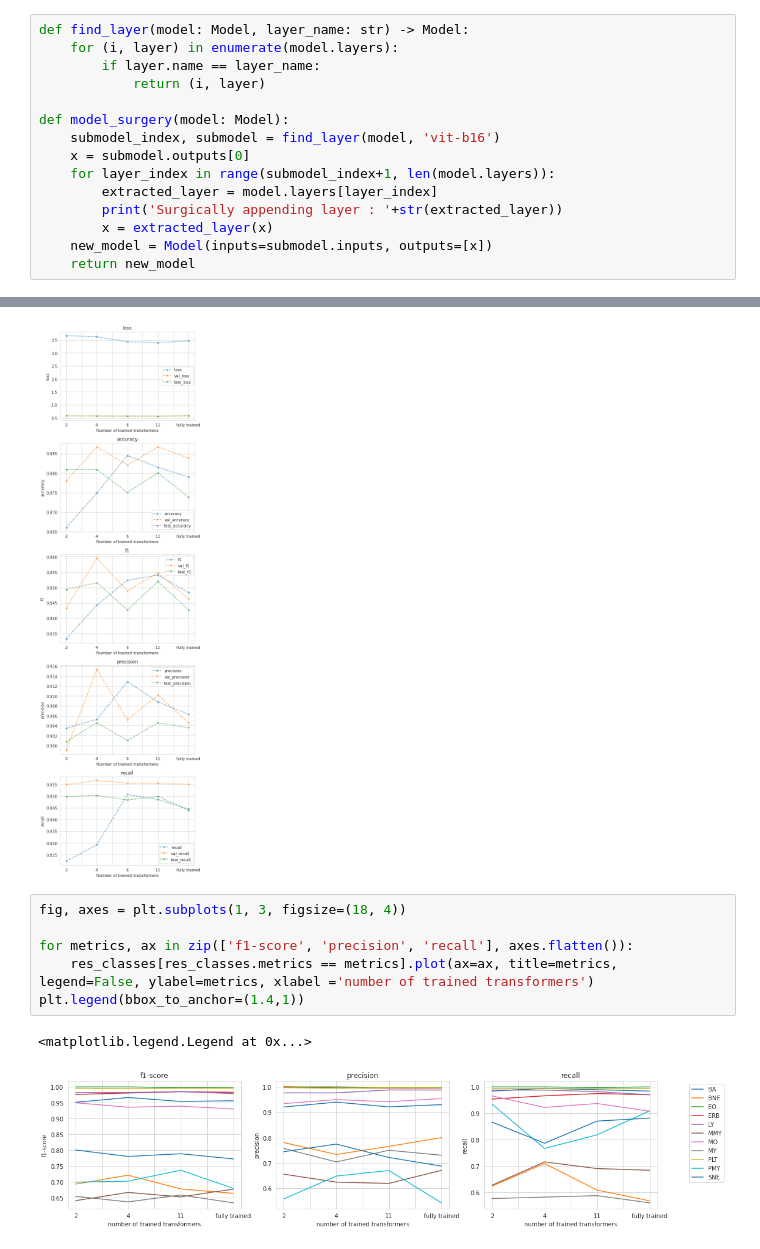
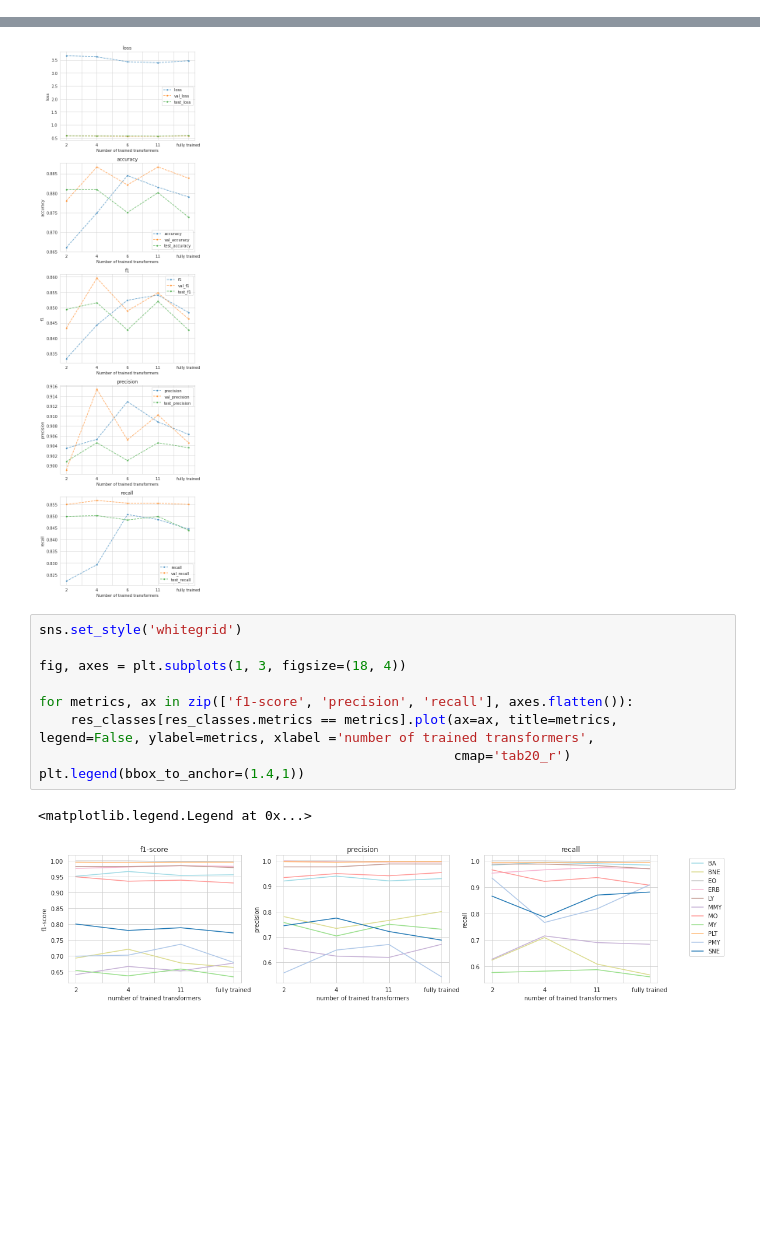
Before and after one commit to Marie-anneMawhin/Leukopy, a Jupyter notebook: notebooks/model/ViT/vit_b16_Barcelone.ipynb, the cells around one changed output, grey strips where cells are left out. Saved outputs shown, nothing was run; the diff lists cells and outputs as text; blank space fills up the shorter version.

```diff
--- a/notebooks/model/ViT/vit_b16_Barcelone.ipynb
+++ b/notebooks/model/ViT/vit_b16_Barcelone.ipynb
@@ -78,18 +79,3 @@ def model_surgery(model: Model) -> Model:
         x = extracted_layer(x)
     new_model = Model(inputs=submodel.inputs, outputs=[x])
     return new_model
-# %%
-def find_layer(model: Model, layer_name: str) -> Model:
-    for (i, layer) in enumerate(model.layers):
-        if layer.name == layer_name:
-            return (i, layer)
-
-def model_surgery(model: Model):
-    submodel_index, submodel = find_layer(model, 'vit-b16')
-    x = submodel.outputs[0]
-    for layer_index in range(submodel_index+1, len(model.layers)):
-        extracted_layer = model.layers[layer_index]
-        print('Surgically appending layer : '+str(extracted_layer))
-        x = extracted_layer(x)
-    new_model = Model(inputs=submodel.inputs, outputs=[x])
-    return new_model
@@ -693,11 +657,14 @@ plt.tight_layout()
 # %% [output]
 [figure]
 # %%
+sns.set_style('whitegrid')
+
 fig, axes = plt.subplots(1, 3, figsize=(18, 4))
 
 for metrics, ax in zip(['f1-score', 'precision', 'recall'], axes.flatten()):
-    res_classes[res_classes.metrics == metrics].plot(ax=ax, title=metrics, legend=False, ylabel=metrics, xlabel ='number of trained transformers')
+    res_classes[res_classes.metrics == metrics].plot(ax=ax, title=metrics, legend=False, ylabel=metrics, xlabel ='number of trained transformers',
+                                                     cmap='tab20_r')
 plt.legend(bbox_to_anchor=(1.4,1))
 # %% [output]
 <matplotlib.legend.Legend at 0x...>
-[figure, old version]
+[figure, new version]
```
Also changed, not shown: parts of 19 cells of this notebook, 2 other files.
